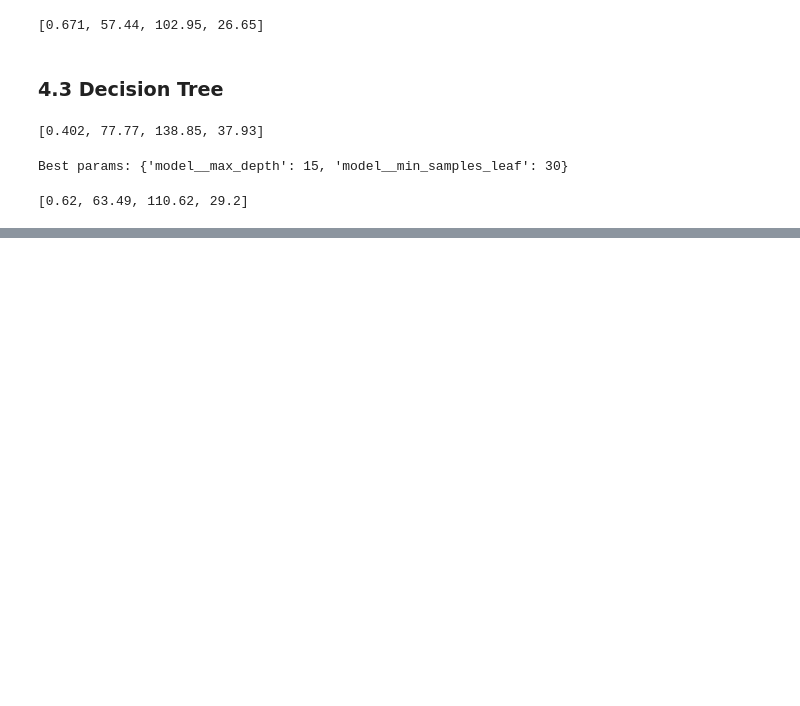
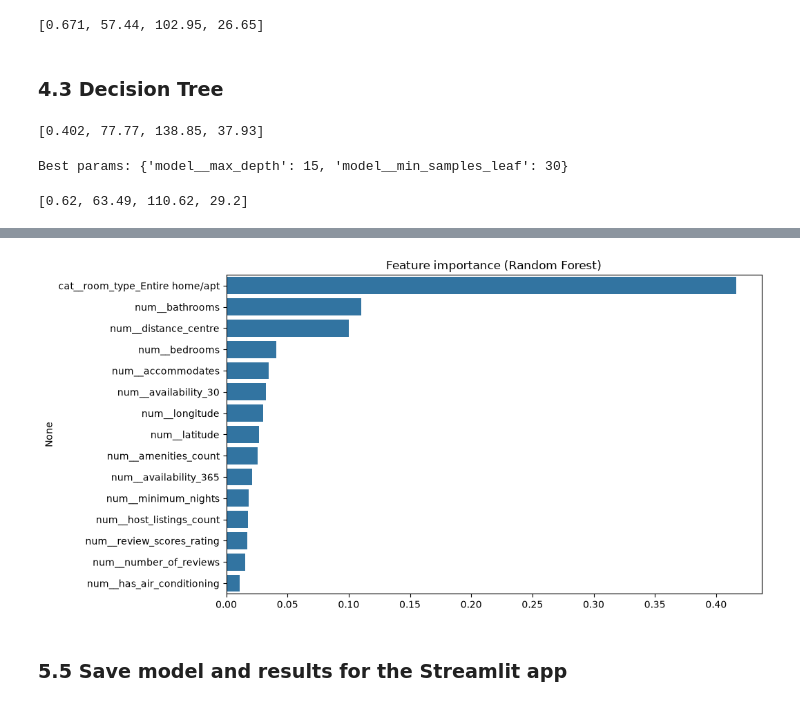
Before and after one commit to salimovazizbek-bit/london-airbnb-price-prediction, a Jupyter notebook: airbnb_price_prediction.ipynb, the cells around one changed output, grey strips where cells are left out. Cells and saved outputs as stored; diff of their text form; code cells hidden in the pictures; blank space fills up the shorter version.

```diff
--- a/airbnb_price_prediction.ipynb
+++ b/airbnb_price_prediction.ipynb
@@ -520,0 +523,7 @@ Best params: {'model__max_depth': 15, 'model__min_samples_leaf': 30}
+# %%
+rf_reg = Pipeline([
+    ('prep', preprocess),
+    ('model', RandomForestRegressor(n_estimators=100, random_state=42, n_jobs=-1))
+])
+rf_reg.fit(X_train, y_train)
+evaluate(rf_reg, X_val, y_val)
@@ -520,0 +532,11 @@ Best params: {'model__max_depth': 15, 'model__min_samples_leaf': 30}
+# %%
+param_grid_rf = {
+    'model__max_depth': [10, 20, None],
+    'model__min_samples_leaf': [1, 3]
+}
+
+grid_rf = GridSearchCV(rf_reg, param_grid_rf, cv=kf, scoring='neg_mean_absolute_error')
+grid_rf.fit(X_train, y_train)
+
+print('Best params:', grid_rf.best_params_)
+evaluate(grid_rf, X_val, y_val)
@@ -520,0 +659,5 @@ Best params: {'model__max_depth': 15, 'model__min_samples_leaf': 30}
+# %%
+rf_best = grid_rf.best_estimator_
+importance = pd.Series(rf_best.named_steps['model'].feature_importances_, rf_best.named_steps['prep'].get_feature_names_out())
+importance = importance.sort_values(ascending=False)
+importance.head(15)
@@ -520,0 +681,10 @@ Best params: {'model__max_depth': 15, 'model__min_samples_leaf': 30}
+# %%
+plt.figure(figsize=(10, 6))
+sns.barplot(x=importance.head(15).values, y=importance.head(15).index)
+plt.title('Feature importance (Random Forest)')
+plt.savefig('figures/feature_importance.png', bbox_inches='tight')
+plt.show()
+# %% [output]
+[figure, added]
+# %% [markdown]
+### 5.5 Save model and results for the Streamlit app
```
Also changed, not shown: parts of 18 cells of this notebook, 7 other files.
